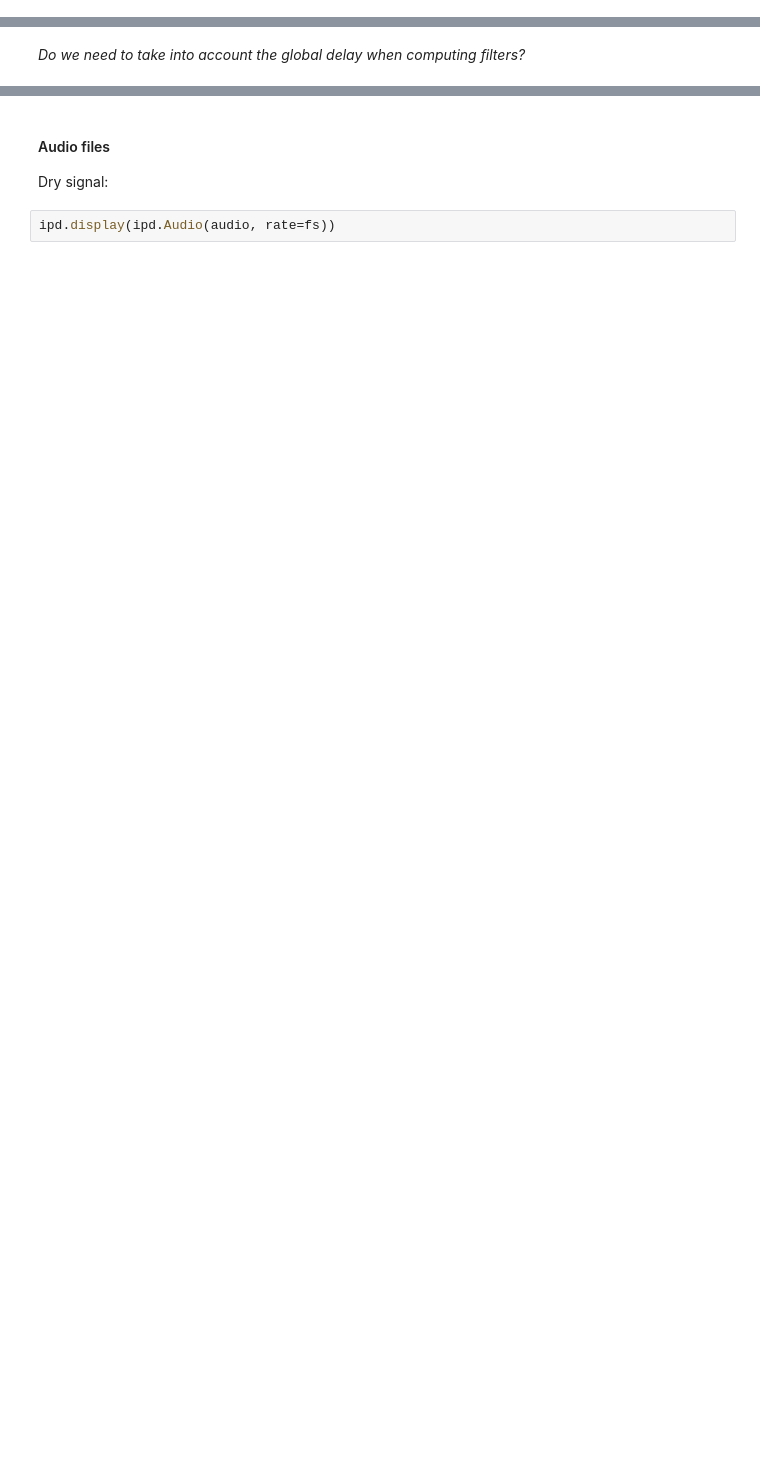
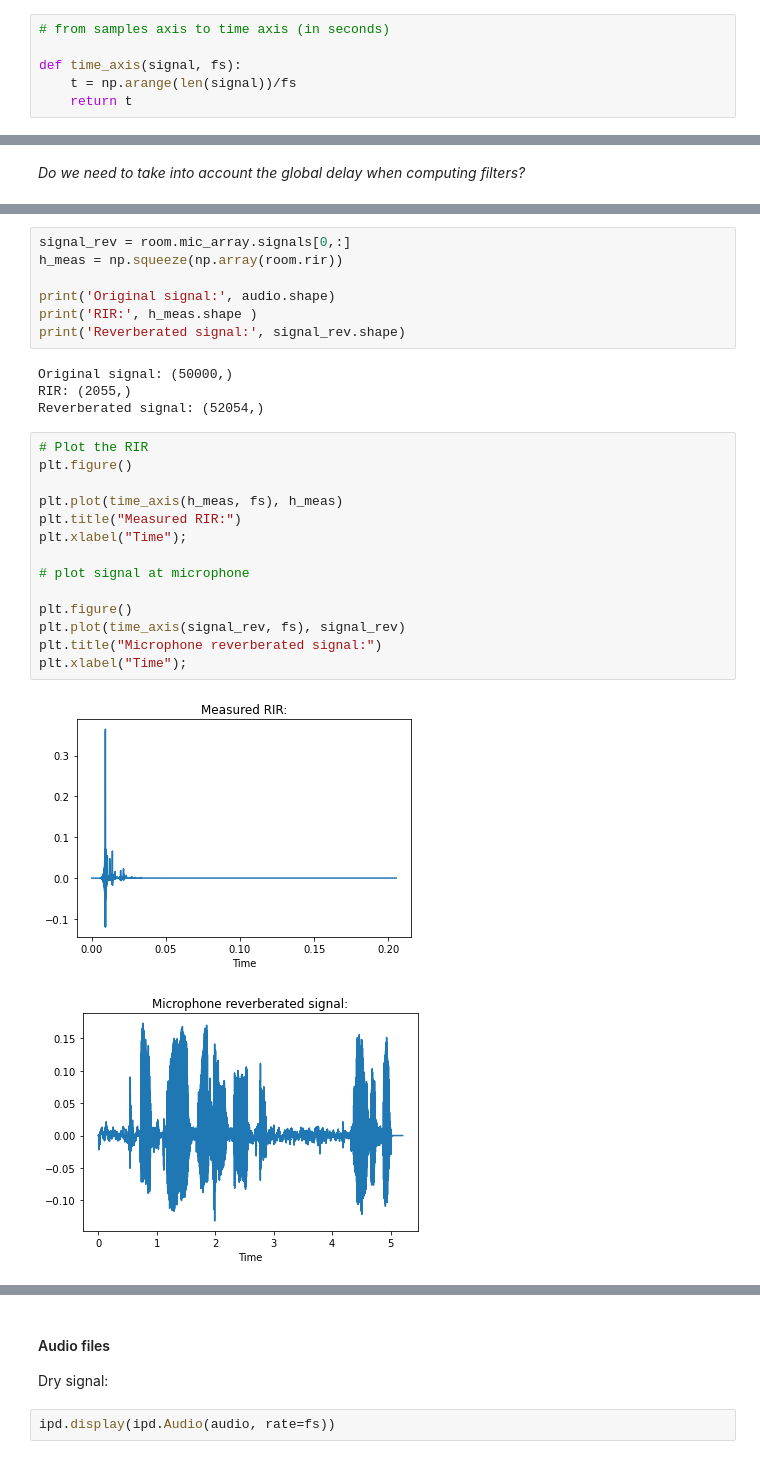
Before and after one commit to FredReeva/SASP-FDN-Dereverb, a Jupyter notebook: Dereverb Project - Jupyter/DereverbProject from scratch.ipynb, the cells around one changed output, grey strips where cells are left out. Saved outputs shown, nothing was run; the diff lists cells and outputs as text; blank space fills up the shorter version.

```diff
--- a/Dereverb Project - Jupyter/DereverbProject from scratch.ipynb
+++ b/Dereverb Project - Jupyter/DereverbProject from scratch.ipynb
@@ -23 +26,7 @@ from pyAudioAnalysis import audioSegmentation as aS
+# %%
+# from samples axis to time axis (in seconds)
+
+def time_axis(signal, fs):
+    t = np.arange(len(signal))/fs
+    return t
 # %% [markdown]
@@ -140,2 +142,30 @@ Reverberated signal: (161800,)
+# %%
+signal_rev = room.mic_array.signals[0,:]
+h_meas = np.squeeze(np.array(room.rir))
+
+print('Original signal:', audio.shape)
+print('RIR:', h_meas.shape )
+print('Reverberated signal:', signal_rev.shape)
+# %% [output]
+Original signal: (50000,)
+RIR: (2055,)
+Reverberated signal: (52054,)
+# %%
+# Plot the RIR
+plt.figure()
+
+plt.plot(time_axis(h_meas, fs), h_meas)
+plt.title("Measured RIR:")
+plt.xlabel("Time");
+
+# plot signal at microphone
+
+plt.figure()
+plt.plot(time_axis(signal_rev, fs), signal_rev)
+plt.title("Microphone reverberated signal:")
+plt.xlabel("Time");
+# %% [output]
+[figure, added]
+[figure, added]
 # %%
 # save RIR into a wav
```
Also changed, not shown: parts of 25 cells of this notebook, 1 other file.
